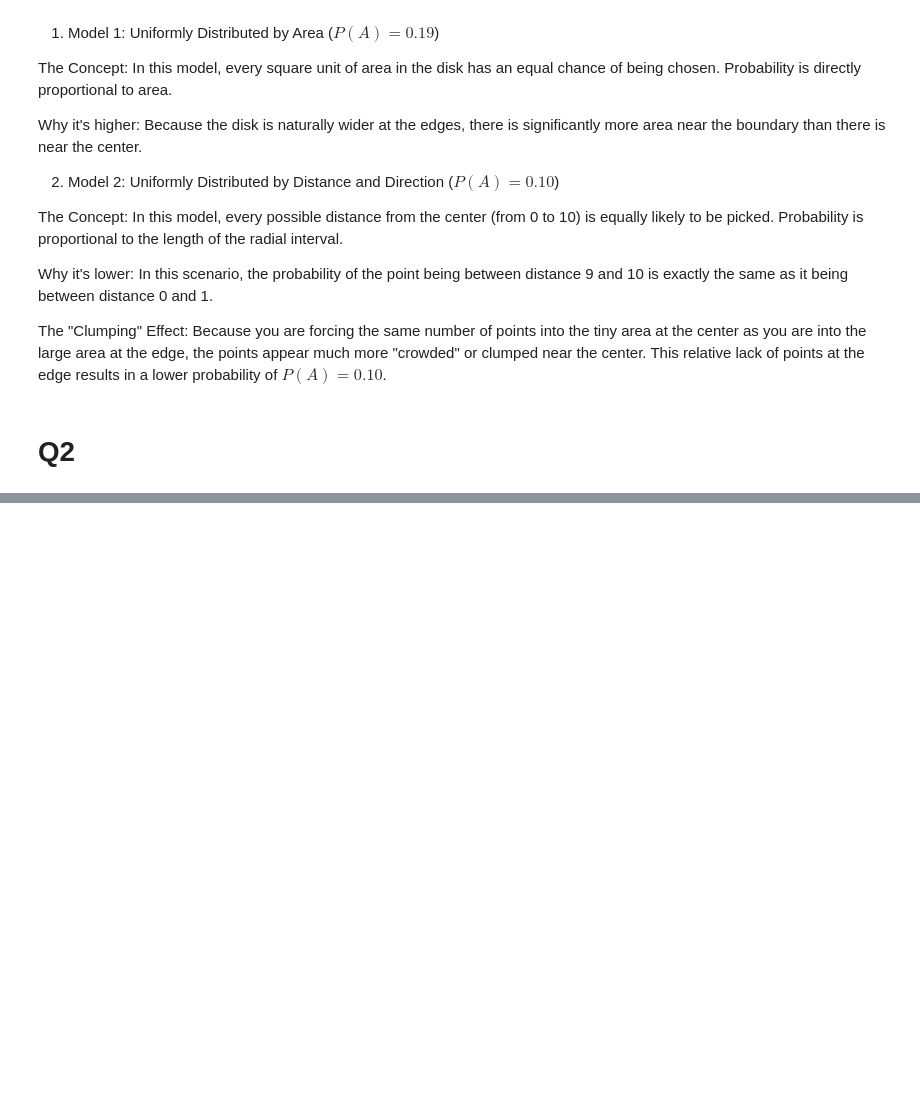
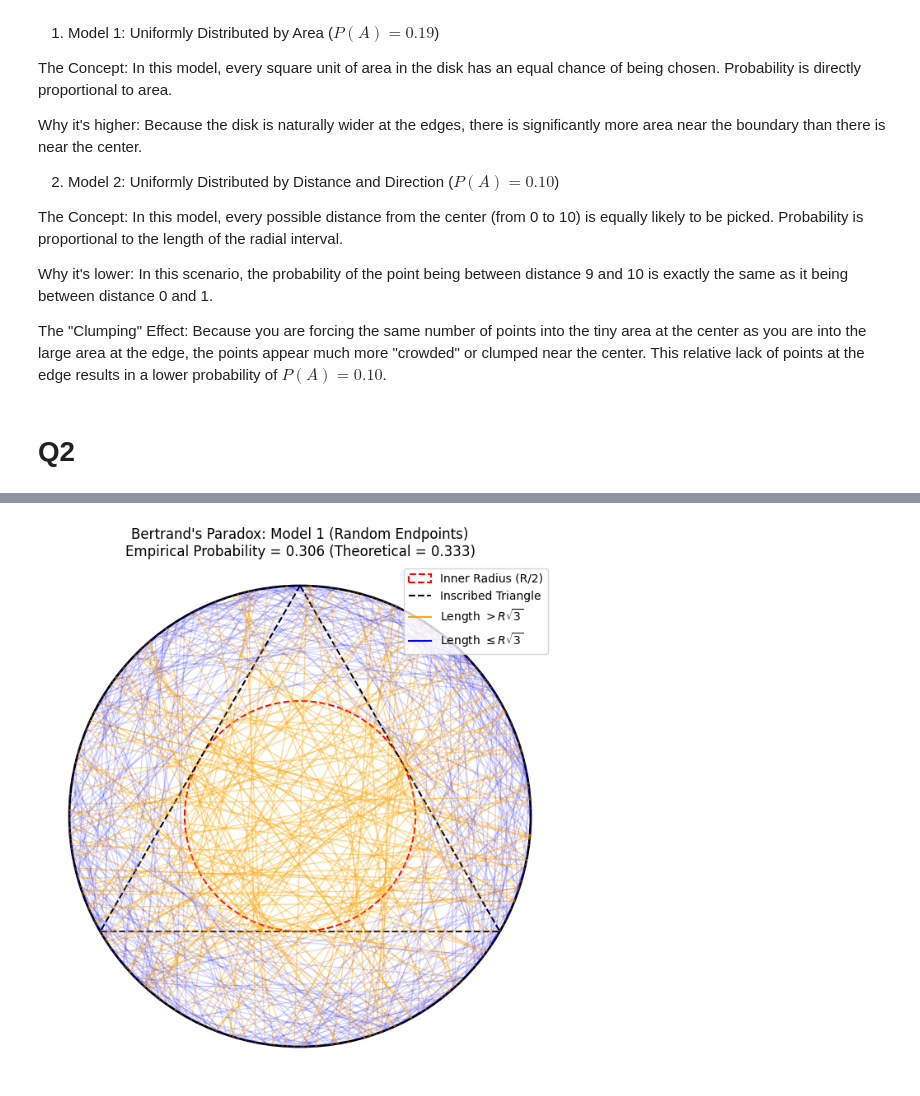
Before and after one commit to AbdulHanoos/Statistical-Learning-e20128, a Jupyter notebook: Assignment_01.ipynb, the cells around one changed output, grey strips where cells are left out. Cells and saved outputs as stored; diff of their text form; code cells hidden in the pictures; blank space fills up the shorter version.

```diff
--- a/Assignment_01.ipynb
+++ b/Assignment_01.ipynb
@@ -206,0 +274,70 @@ The "Clumping" Effect: Because you are forcing the same number of points into th
+# %%
+import matplotlib.pyplot as plt
+import numpy as np
+
+# Set random seed for reproducibility (optional)
+np.random.seed(42)
+
+# Number of random chords to generate
+num_chords = 500
+R = 1 # Radius of the circle
+
+# 1. Generate random angles for the two endpoints on the circumference
+# Both endpoints are chosen uniformly from 0 to 2*pi
+theta1 = np.random.uniform(0, 2*np.pi, num_chords)
+theta2 = np.random.uniform(0, 2*np.pi, num_chords)
+
+# 2. Convert angles to Cartesian (x, y) coordinates
+x1, y1 = R * np.cos(theta1), R * np.sin(theta1)
+x2, y2 = R * np.cos(theta2), R * np.sin(theta2)
+
+# 3. Calculate chord lengths using the distance formula
+lengths = np.sqrt((x2 - x1)**2 + (y2 - y1)**2)
+
+# 4. Check for success (length > side of inscribed equilateral triangle)
+# The side of the inscribed triangle is R * sqrt(3)
+success = lengths > (np.sqrt(3) * R)
+
+# Calculate empirical probability
+prob = np.sum(success) / num_chords
+
+# --- VISUALIZATION ---
+fig, ax = plt.subplots(figsize=(8, 8))
+
+# Draw the main outer circle
+circle = plt.Circle((0, 0), R, color='black', fill=False, lw=2)
+ax.add_patch(circle)
+
+# Draw the inner boundary circle (Radius = R/2)
+# A chord is longer than the triangle's side if its midpoint falls inside this circle
+inner_circle = plt.Circle((0, 0), R/2, color='red', fill=False, linestyle='--', lw=1.5, label='Inner Radius (R/2)')
+ax.add_patch(inner_circle)
+
+# Draw an inscribed equilateral triangle for reference
+t_angles = np.array([np.pi/2, np.pi/2 + 2*np.pi/3, np.pi/2 + 4*np.pi/3, np.pi/2])
+ax.plot(R * np.cos(t_angles), R * np.sin(t_angles), 'k--', lw=1.5, label='Inscribed Triangle')
+
+# Plot the chords
+for i in range(num_chords):
+    if success[i]:
+        # Successful chords (orange)
+        ax.plot([x1[i], x2[i]], [y1[i], y2[i]], color='orange', alpha=0.4, lw=1)
+    else:
+        # Unsuccessful chords (blue)
+        ax.plot([x1[i], x2[i]], [y1[i], y2[i]], color='blue', alpha=0.15, lw=1)
+
+# Add dummy lines for the legend so we don't have 500 legend entries
+ax.plot([], [], color='orange', label=r'Length $> R\sqrt{3}$')
+ax.plot([], [], color='blue', label=r'Length $\leq R\sqrt{3}$')
+
+# Formatting the plot
+ax.set_aspect('equal')
+ax.set_xlim(-1.1, 1.1)
+ax.set_ylim(-1.1, 1.1)
+ax.axis('off') # Hide axes for a cleaner look
+ax.set_title(f"Bertrand's Paradox: Model 1 (Random Endpoints)\nEmpirical Probability = {prob:.3f} (Theoretical = 0.333)")
+ax.legend(loc='upper right')
+
+plt.show()
+# %% [output]
+[figure, added]
```
Also changed, not shown: parts of 4 cells of this notebook.
